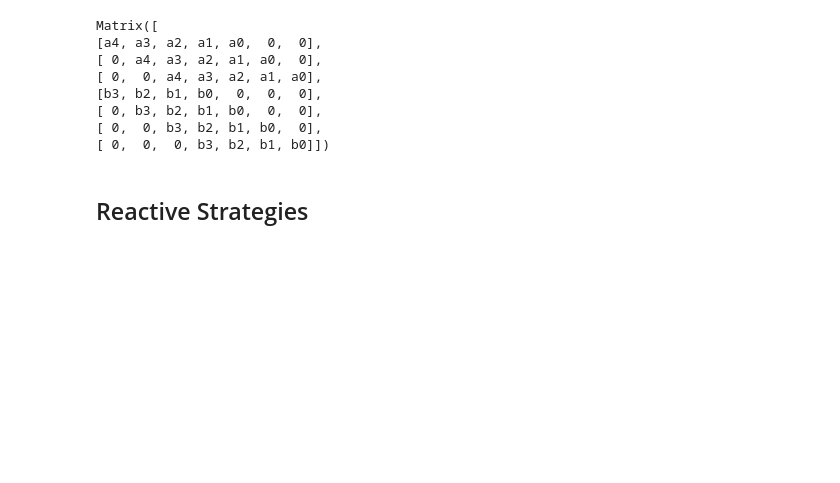
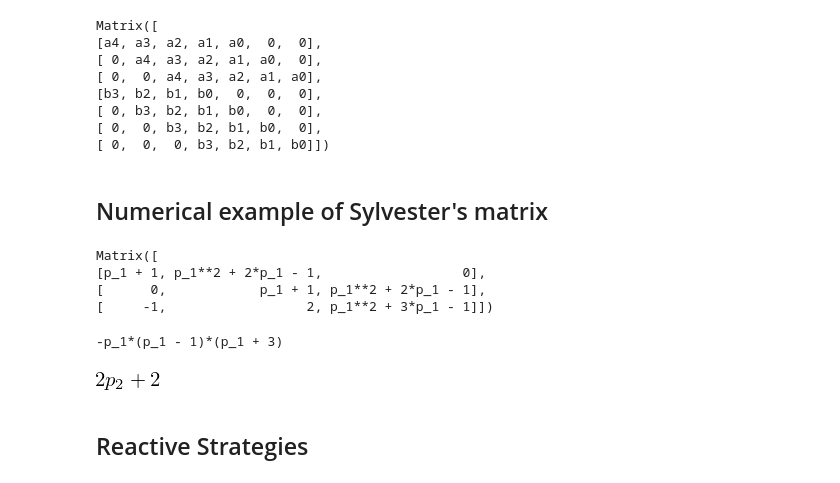
Before and after one commit to Nikoleta-v3/Thesis, a Jupyter notebook: src/chapters/05/main.ipynb, the cells around one changed output. Saved outputs shown, nothing was run; the diff lists cells and outputs as text; code cells hidden in the pictures; blank space fills up the shorter version.

```diff
--- a/src/chapters/05/main.ipynb
+++ b/src/chapters/05/main.ipynb
@@ -66,3 +64,29 @@ resultant = matrix.det()
+# %% [markdown]
+Numerical example of Sylvester's matrix
+-----------------
+# %%
+p_1 = sym.symbols('p_1')
+p_2 = sym.symbols('p_2')
+
+
+f = p_1 ** 2 + p_1 * p_2 + 2 * p_1 + p_2 - 1
+g = p_1 ** 2 + 3 * p_1 - p_2 ** 2 + 2 * p_2 - 1
+# %%
+matrix = subresultants_qq_zz.sylvester(f, g, p_2)
+matrix
+# %% [output]
+Matrix([
+[p_1 + 1, p_1**2 + 2*p_1 - 1,                  0],
+[      0,            p_1 + 1, p_1**2 + 2*p_1 - 1],
+[     -1,                  2, p_1**2 + 3*p_1 - 1]])
+# %%
+matrix.det().factor()
+# %% [output]
+-p_1*(p_1 - 1)*(p_1 + 3)
+# %%
+f.subs({p_1:1})
+# %% [output]
+[figure, added]
 # %% [markdown]
 Reactive Strategies
 --------------------
```
Also changed, not shown: parts of 53 cells of this notebook.
